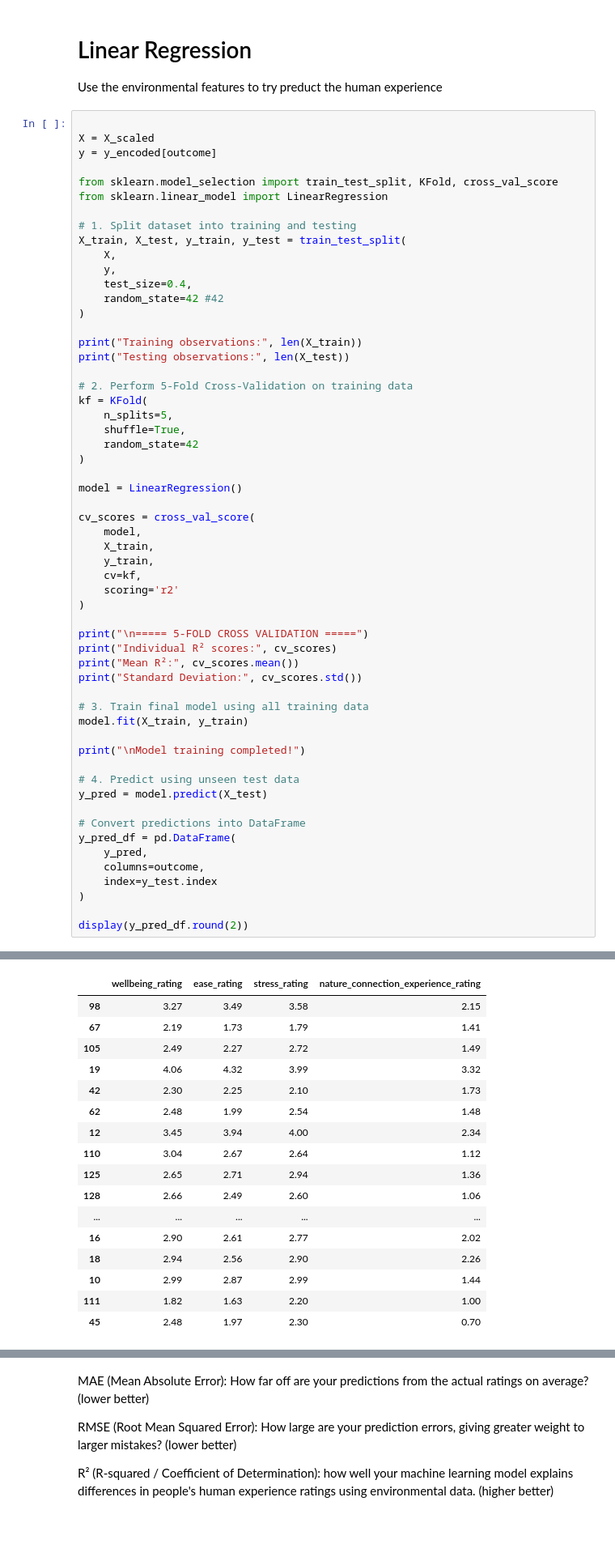
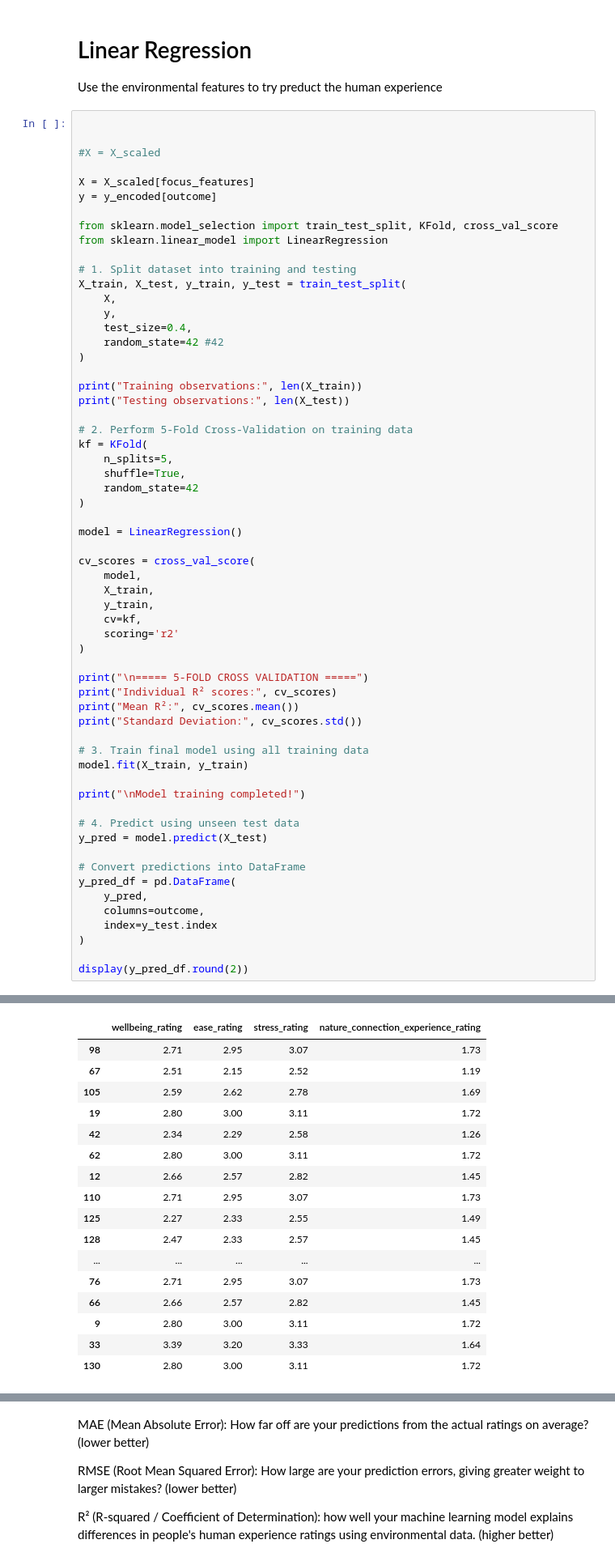
Before and after one commit to limzhilit/ml-campus_data_project-colab, a Jupyter notebook: ML_Project.ipynb, the cells around one changed output, grey strips where cells are left out. Shown at 81% size. Cells and saved outputs as stored; diff of their text form; blank space fills up the shorter version.

```diff
--- a/ML_Project.ipynb
+++ b/ML_Project.ipynb
@@ -883,7 +884,10 @@ Wellbeing rating is lower when there is higher foot traffic, higher noise, fewer
 Use the environmental features to try preduct the human experience
 # %%
 
-X = X_scaled
+
+#X = X_scaled
+
+X = X_scaled[focus_features]
 y = y_encoded[outcome]
 
 from sklearn.model_selection import train_test_split, KFold, cross_val_score
@@ -949,22 +953,22 @@ Standard Deviation: 0.32074288803151824
 
 Model training completed!
 |  | wellbeing_rating | ease_rating | stress_rating | nature_connection_experience_rating |
-| 98 | 3.27 | 3.49 | 3.58 | 2.15 |
-| 67 | 2.19 | 1.73 | 1.79 | 1.41 |
-| 105 | 2.49 | 2.27 | 2.72 | 1.49 |
-| 19 | 4.06 | 4.32 | 3.99 | 3.32 |
-| 42 | 2.30 | 2.25 | 2.10 | 1.73 |
-| 62 | 2.48 | 1.99 | 2.54 | 1.48 |
-| 12 | 3.45 | 3.94 | 4.00 | 2.34 |
-| 110 | 3.04 | 2.67 | 2.64 | 1.12 |
-| 125 | 2.65 | 2.71 | 2.94 | 1.36 |
-| 128 | 2.66 | 2.49 | 2.60 | 1.06 |
+| 98 | 2.71 | 2.95 | 3.07 | 1.73 |
+| 67 | 2.51 | 2.15 | 2.52 | 1.19 |
+| 105 | 2.59 | 2.62 | 2.78 | 1.69 |
+| 19 | 2.80 | 3.00 | 3.11 | 1.72 |
+| 42 | 2.34 | 2.29 | 2.58 | 1.26 |
+| 62 | 2.80 | 3.00 | 3.11 | 1.72 |
+| 12 | 2.66 | 2.57 | 2.82 | 1.45 |
+| 110 | 2.71 | 2.95 | 3.07 | 1.73 |
+| 125 | 2.27 | 2.33 | 2.55 | 1.49 |
+| 128 | 2.47 | 2.33 | 2.57 | 1.45 |
 | ... | ... | ... | ... | ... |
-| 16 | 2.90 | 2.61 | 2.77 | 2.02 |
-| 18 | 2.94 | 2.56 | 2.90 | 2.26 |
-| 10 | 2.99 | 2.87 | 2.99 | 1.44 |
-| 111 | 1.82 | 1.63 | 2.20 | 1.00 |
-| 45 | 2.48 | 1.97 | 2.30 | 0.70 |
+| 76 | 2.71 | 2.95 | 3.07 | 1.73 |
+| 66 | 2.66 | 2.57 | 2.82 | 1.45 |
+| 9 | 2.80 | 3.00 | 3.11 | 1.72 |
+| 33 | 3.39 | 3.20 | 3.33 | 1.64 |
+| 130 | 2.80 | 3.00 | 3.11 | 1.72 |
 # %%
 from sklearn.metrics import mean_absolute_error, mean_squared_error, r2_score
 import numpy as np
```
Also changed, not shown: parts of 8 cells of this notebook.
